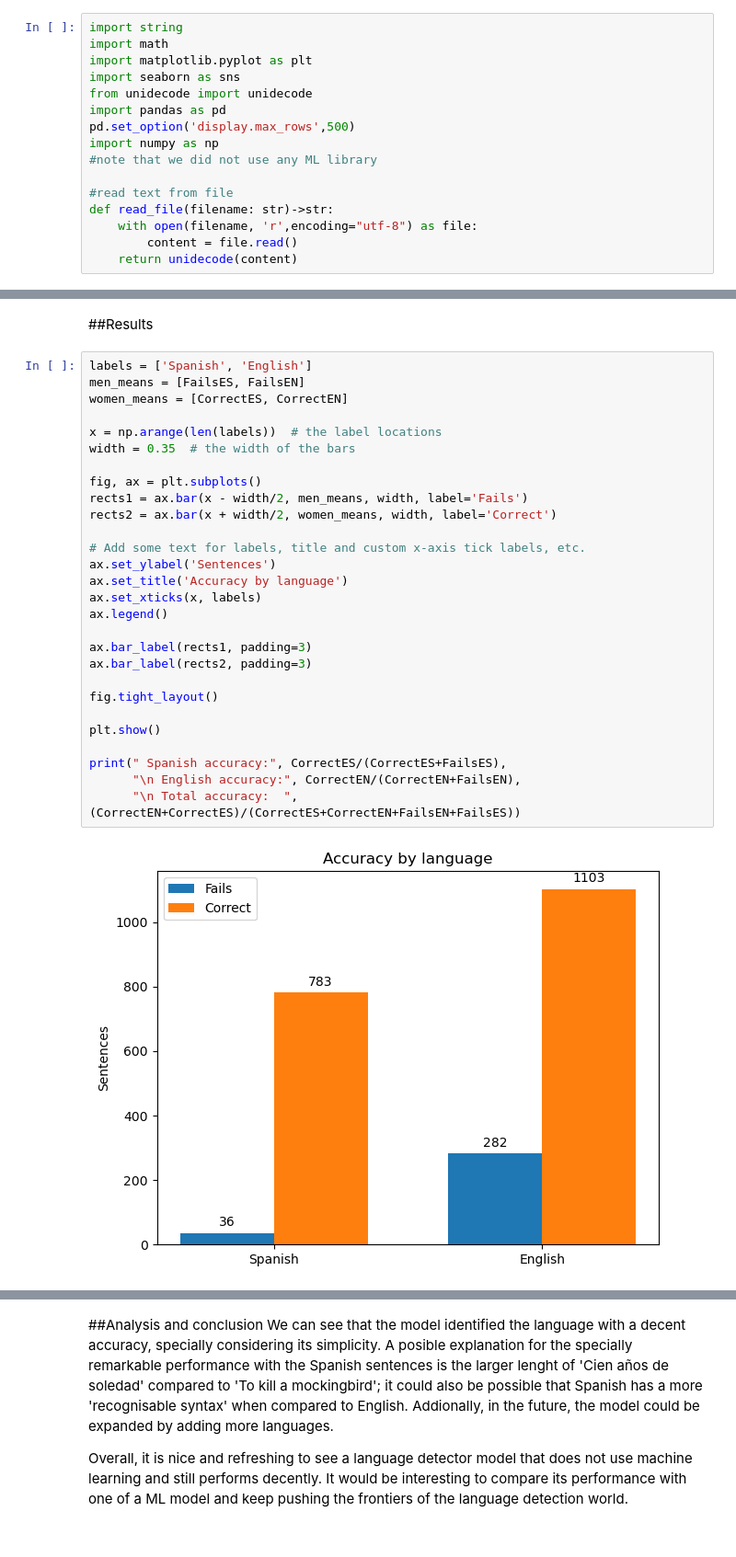
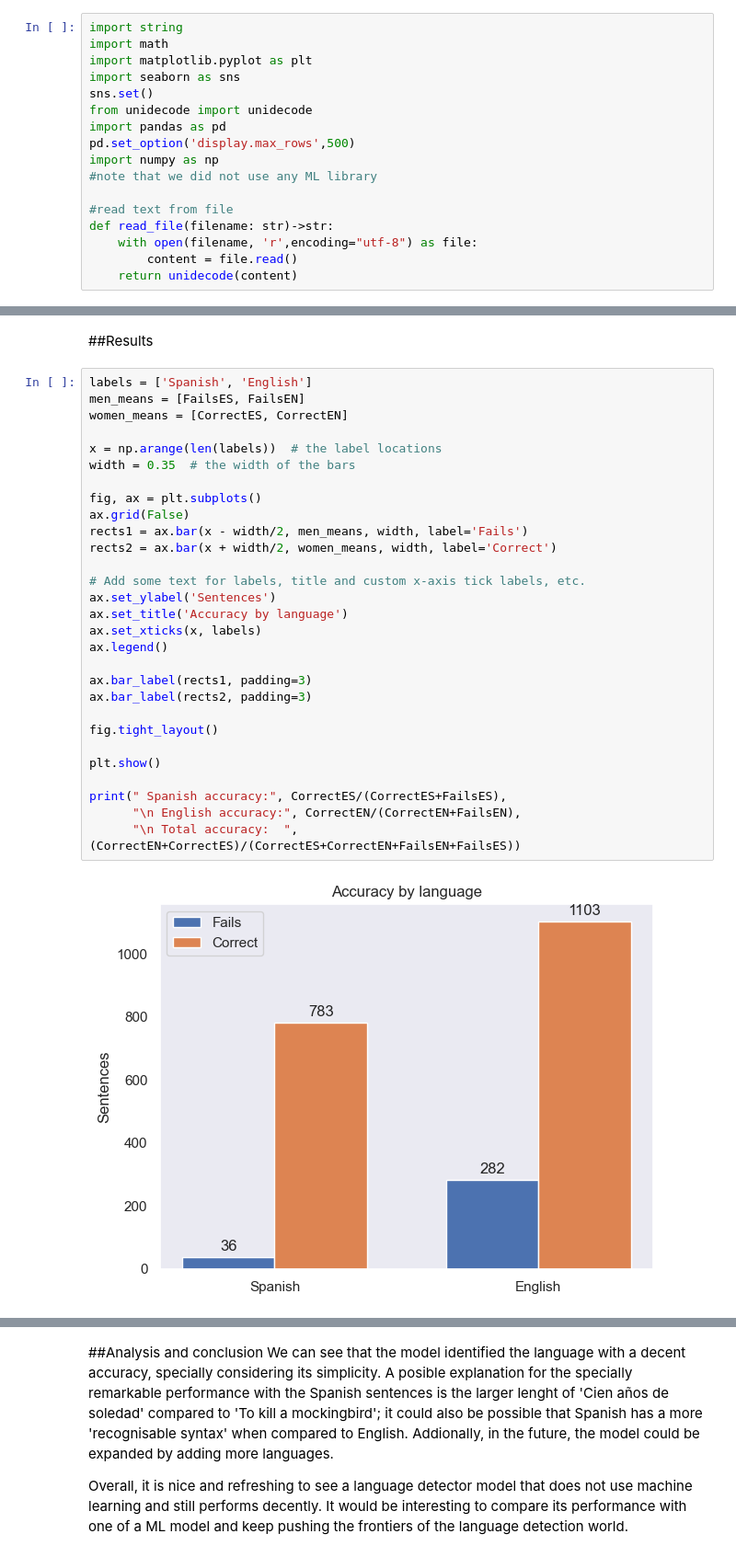
Before and after one commit to jrsalgadoASW/hw2_language_model, a Jupyter notebook: model_creation.ipynb, the cells around one changed output, grey strips where cells are left out. Shown: that part at 92% size. Cells and saved outputs as stored; diff of their text form.

Commit message:
Seaborn graphics added

```diff
--- a/model_creation.ipynb
+++ b/model_creation.ipynb
@@ -8,6 +8,7 @@ import string
 import math
 import matplotlib.pyplot as plt
 import seaborn as sns
+sns.set()
 from unidecode import unidecode
 import pandas as pd
 pd.set_option('display.max_rows',500)
@@ -182,33 +184,34 @@ for i in range(0,2204):
 # %%
 labels = ['Spanish', 'English']
 men_means = [FailsES, FailsEN]
 women_means = [CorrectES, CorrectEN]
 
 x = np.arange(len(labels))  # the label locations
 width = 0.35  # the width of the bars
 
 fig, ax = plt.subplots()
+ax.grid(False)
 rects1 = ax.bar(x - width/2, men_means, width, label='Fails')
 rects2 = ax.bar(x + width/2, women_means, width, label='Correct')
 
 # Add some text for labels, title and custom x-axis tick labels, etc.
 ax.set_ylabel('Sentences')
 ax.set_title('Accuracy by language')
 ax.set_xticks(x, labels)
 ax.legend()
 
 ax.bar_label(rects1, padding=3)
 ax.bar_label(rects2, padding=3)
 
 fig.tight_layout()
 
 plt.show()
 
 print(" Spanish accuracy:", CorrectES/(CorrectES+FailsES),
       "\n English accuracy:", CorrectEN/(CorrectEN+FailsEN),
       "\n Total accuracy:  ", (CorrectEN+CorrectES)/(CorrectES+CorrectEN+FailsEN+FailsES))
 # %% [output]
-[figure, old version]
+[figure, new version]
  Spanish accuracy: 0.9560439560439561
  English accuracy: 0.7963898916967509
  Total accuracy:   0.8557168784029038
```
Also changed, not shown: parts of 3 cells of this notebook.
